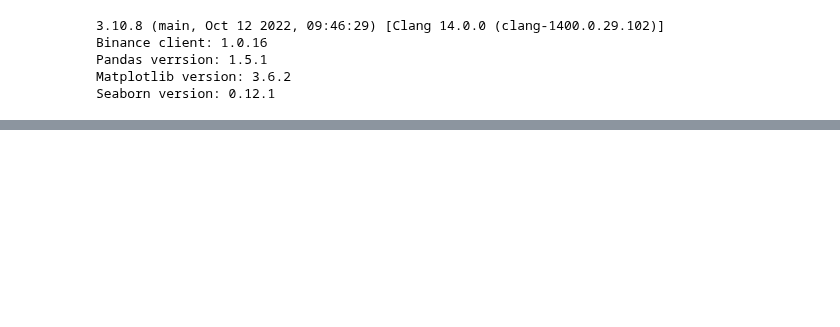
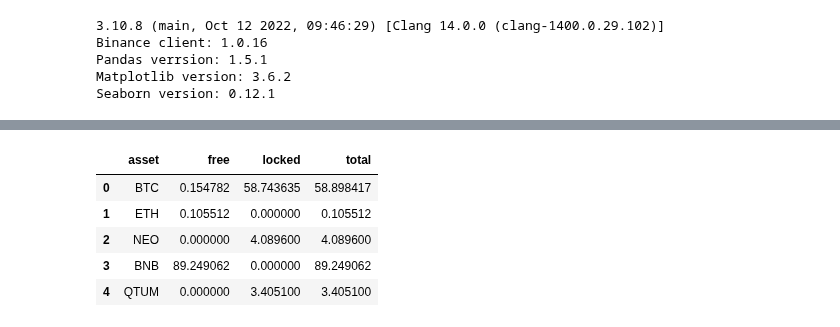
Before and after one commit to khiemdoan/trading-analysis, a Jupyter notebook: balances.ipynb, the cells around one changed output, grey strips where cells are left out. Saved outputs shown, nothing was run; the diff lists cells and outputs as text; code cells hidden in the pictures; blank space fills up the shorter version.

```diff
--- a/balances.ipynb
+++ b/balances.ipynb
@@ -57,3 +70,12 @@ balances.reset_index(drop=True, inplace=True)
+# %%
+balances.head()
+# %% [output]
+|  | asset | free | locked | total |
+| 0 | BTC | 0.154782 | 58.743635 | 58.898417 |
+| 1 | ETH | 0.105512 | 0.000000 | 0.105512 |
+| 2 | NEO | 0.000000 | 4.089600 | 4.089600 |
+| 3 | BNB | 89.249062 | 0.000000 | 89.249062 |
+| 4 | QTUM | 0.000000 | 3.405100 | 3.405100 |
 # %%
 %matplotlib inline
 top = 10
```
Also changed, not shown: parts of 4 cells of this notebook.
